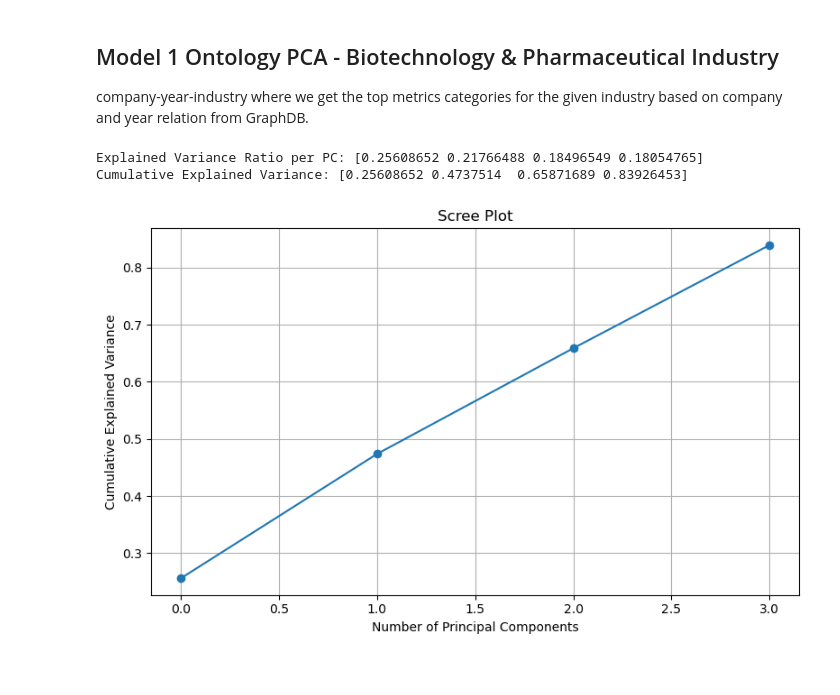
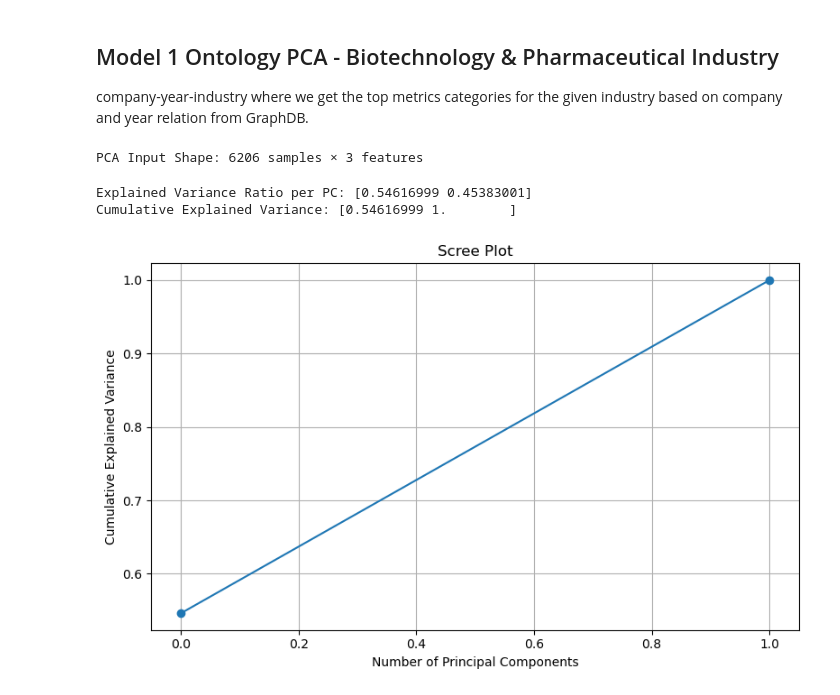
Before and after one commit to Sujan2023-AI/ESG_Analytical_Platform, a Jupyter notebook: notebooks/Ontology_PCA_BP_v1.ipynb, the cells around one changed output. Saved outputs shown, nothing was run; the diff lists cells and outputs as text; code cells hidden in the pictures.

```diff
--- a/notebooks/Ontology_PCA_BP_v1.ipynb
+++ b/notebooks/Ontology_PCA_BP_v1.ipynb
@@ -16 +14,5 @@ sparql = SPARQLWrapper("http://Vins-Macbook.local:7200/repositories/PCA_Ontology
+# %%
+
+sparql = SPARQLWrapper("http://MacBookAir.modem:7200/repositories/ESG_DataSet1")
+# Define the SPARQL query to extract ESG observations.
 # %%
@@ -83,27 +82,42 @@ df_pivot_bp_imputed = df_pivot_bp.fillna(median_values)
-# %%
-# Standardization is important for PCA to give each feature equal weight.
-scaler = StandardScaler()
-scaled_data = scaler.fit_transform(df_pivot_bp_imputed)
-
-# Perform PCA
-pca = PCA(n_components=4)
-pca_result = pca.fit_transform(scaled_data)
-explained_variance = pca.explained_variance_ratio_
-
-print("Explained Variance Ratio per PC:", explained_variance)
-print("Cumulative Explained Variance:", np.cumsum(explained_variance)) # will tell us how much information each PC is capturing
-# %% [output]
-Explained Variance Ratio per PC: [0.25608652 0.21766488 0.18496549 0.18054765]
-Cumulative Explained Variance: [0.25608652 0.4737514  0.65871689 0.83926453]
+# %%
+
+# Impute the missing values with the corresponding column medians
+df_pivot_bp_imputed = df_pivot_bp.fillna(median_values)
+# Step 1: Standardize the data
+scaler = StandardScaler()
+scaled_data = scaler.fit_transform(df_pivot_bp_imputed)
+
+# Step 2: Print shape to understand limits
+n_samples, n_features = scaled_data.shape
+print(f"PCA Input Shape: {n_samples} samples × {n_features} features")
+
+# Step 3: Auto-adjust n_components to avoid crashing
+n_components = 2
+if n_components < 2:
+    raise ValueError(f" Not enough data for PCA: need at least 2 components, got {n_components}")
+
+# Step 4: Run PCA safely
+pca = PCA(n_components=n_components)
+pca_result = pca.fit_transform(scaled_data)
+# %% [output]
+PCA Input Shape: 6206 samples × 3 features
 # %%
+
+# Step 5: Output explained variance
+explained_variance = pca.explained_variance_ratio_
+print("Explained Variance Ratio per PC:", explained_variance)
+print("Cumulative Explained Variance:", np.cumsum(explained_variance))
+df_pivot_bp_imputed.to_csv("pca_input_debug.csv")
 plt.figure(figsize=(8, 5))
 plt.plot(np.cumsum(explained_variance), marker='o')
 plt.xlabel('Number of Principal Components')
 plt.ylabel('Cumulative Explained Variance')
 plt.title('Scree Plot')
 plt.grid(True)
 plt.tight_layout()
 plt.show()
 # %% [output]
+Explained Variance Ratio per PC: [0.54616999 0.45383001]
+Cumulative Explained Variance: [0.54616999 1.        ]
-[figure, old version]
+[figure, new version]
 # %%
```
Also changed, not shown: parts of 15 cells of this notebook, 8 other files.
